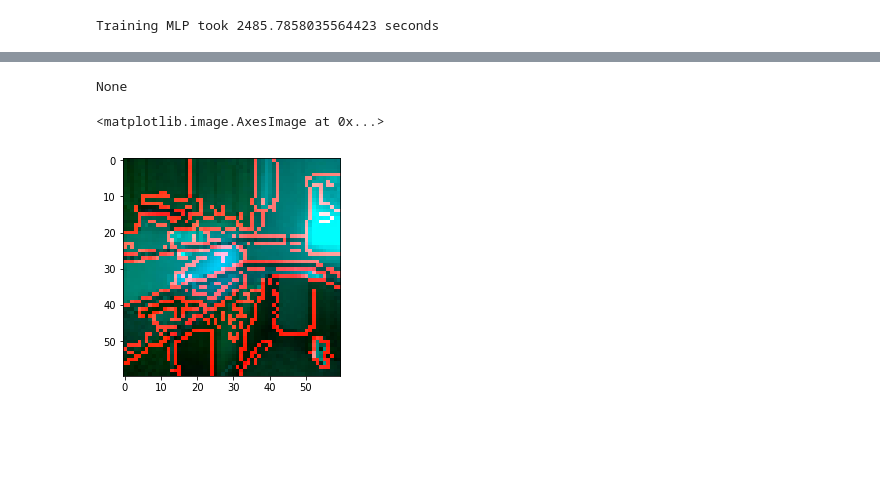
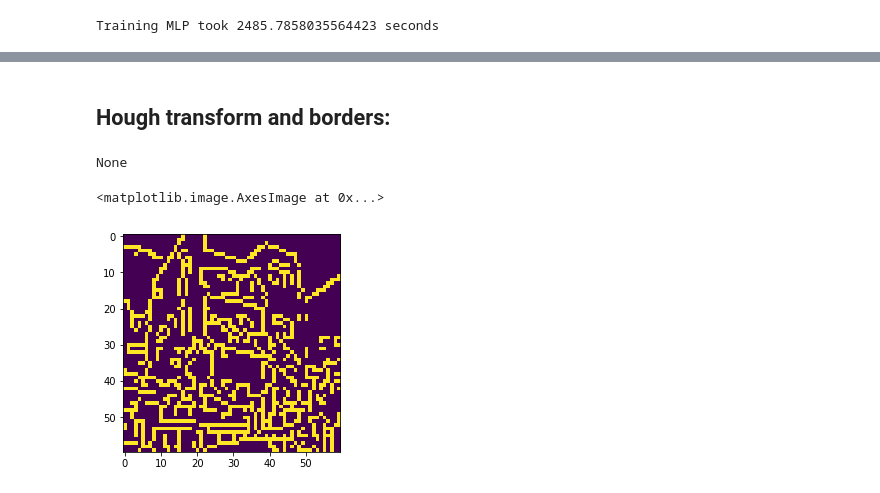
Before and after one commit to RohitUttam/UniversityHack2019, a Jupyter notebook: Expl_ini_images.ipynb, the cells around one changed output, grey strips where cells are left out. Cells and saved outputs as stored; diff of their text form; code cells hidden in the pictures; blank space fills up the shorter version.

```diff
--- a/Expl_ini_images.ipynb
+++ b/Expl_ini_images.ipynb
@@ -405,3 +408,5 @@ plt.imshow(train_X[0])
+# %% [markdown]
+## Hough transform and borders:
 # %%
 import cv2
 
@@ -414,13 +419,14 @@ lines = cv2.HoughLinesP(edges,1,np.pi/180,100,minLineLength,maxLineGap)
 # %% [output]
 None
 # %%
+train_X_del=train_X
 train_X_edge=train_X[:,:,:,0]
 for i in range(len(train_X)):
-    gray = cv2.cvtColor(train_X[i],cv2.COLOR_BGR2GRAY)
+    gray = cv2.cvtColor(train_X_del[i],cv2.COLOR_BGR2GRAY)
     edges = cv2.Canny(gray,50,150,apertureSize = 3)
     train_X_edge[i]=edges
 # %%
-plt.imshow(train_X[80])
+plt.imshow(train_X_edge[1000])
 # %% [output]
 <matplotlib.image.AxesImage at 0x...>
-[figure, old version]
+[figure, new version]
```
Also changed, not shown: parts of 13 cells of this notebook.
